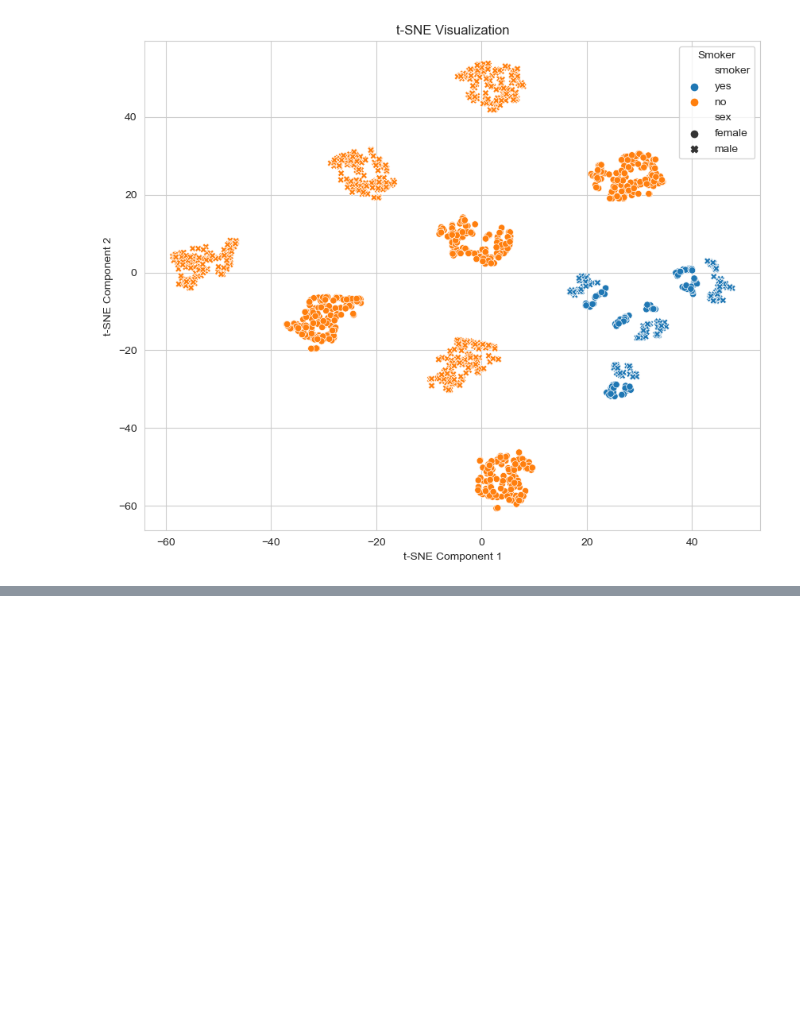
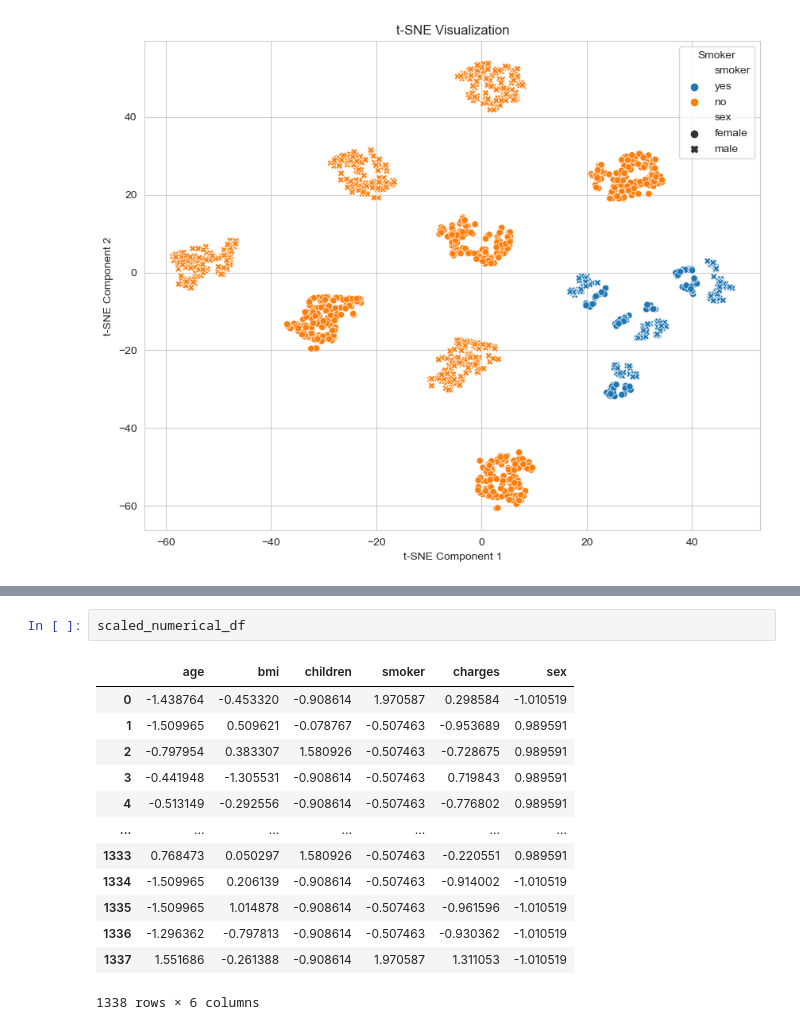
Before and after one commit to Cpizzle1/medical_cost, a Jupyter notebook: final_project.ipynb, the cells around one changed output, grey strips where cells are left out. Saved outputs shown, nothing was run; the diff lists cells and outputs as text; blank space fills up the shorter version.

```diff
--- a/final_project.ipynb
+++ b/final_project.ipynb
@@ -325,0 +345,16 @@ plt.show()
+# %%
+scaled_numerical_df
+# %% [output]
+|  | age | bmi | children | smoker | charges | sex |
+| 0 | -1.438764 | -0.453320 | -0.908614 | 1.970587 | 0.298584 | -1.010519 |
+| 1 | -1.509965 | 0.509621 | -0.078767 | -0.507463 | -0.953689 | 0.989591 |
+| 2 | -0.797954 | 0.383307 | 1.580926 | -0.507463 | -0.728675 | 0.989591 |
+| 3 | -0.441948 | -1.305531 | -0.908614 | -0.507463 | 0.719843 | 0.989591 |
+| 4 | -0.513149 | -0.292556 | -0.908614 | -0.507463 | -0.776802 | 0.989591 |
+| ... | ... | ... | ... | ... | ... | ... |
+| 1333 | 0.768473 | 0.050297 | 1.580926 | -0.507463 | -0.220551 | 0.989591 |
+| 1334 | -1.509965 | 0.206139 | -0.908614 | -0.507463 | -0.914002 | -1.010519 |
+| 1335 | -1.509965 | 1.014878 | -0.908614 | -0.507463 | -0.961596 | -1.010519 |
+| 1336 | -1.296362 | -0.797813 | -0.908614 | -0.507463 | -0.930362 | -1.010519 |
+| 1337 | 1.551686 | -0.261388 | -0.908614 | 1.970587 | 1.311053 | -1.010519 |
+1338 rows × 6 columns
```
Also changed, not shown: parts of 5 cells of this notebook, 4 other files.
